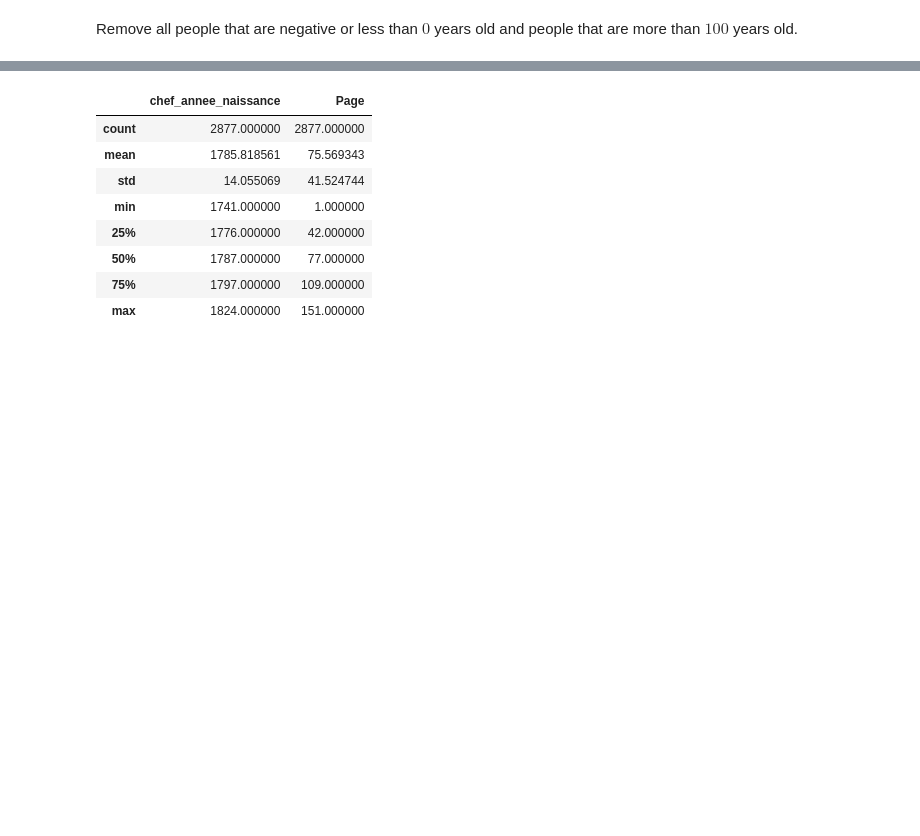
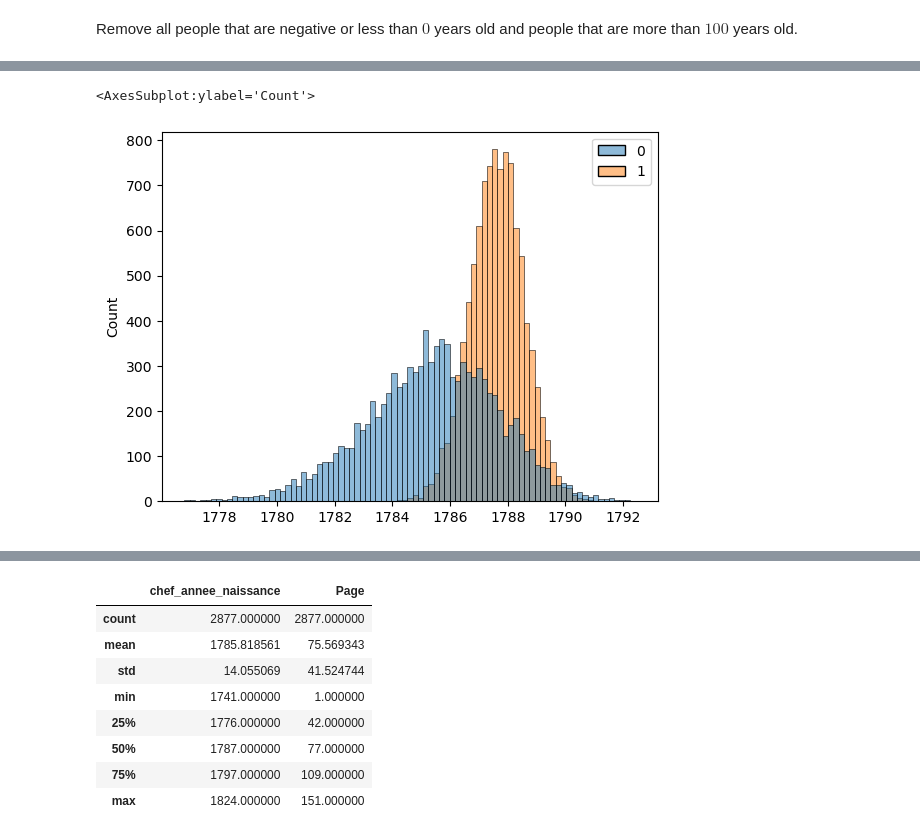
Before and after one commit to ozan-guven/HUM-450-Project, a Jupyter notebook: rec_1832.ipynb, the cells around one changed output, grey strips where cells are left out. Cells and saved outputs as stored; diff of their text form; code cells hidden in the pictures; blank space fills up the shorter version.

```diff
--- a/rec_1832.ipynb
+++ b/rec_1832.ipynb
@@ -162,0 +194,17 @@ Ratio of values that we keep 78.307022%, number of values that we keep is 2877.
+# %%
+# Bootstrap the mean of the chef_annee_naissance that have "administration" as chef_vocation_class with 10_000 samples
+means_administration = []
+for i in range(10_000):
+    sample = df_new[df_new.chef_vocation_class == "administration"].chef_annee_naissance.sample(frac=1, replace=True)
+    means_administration.append(sample.mean())
+
+# Bootstrap the mean of the chef_annee_naissance that have "construction" as chef_vocation_class with 10_000 samples
+means_construction = []
+for i in range(10_000):
+    sample = df_new[df_new.chef_vocation_class == "construction"].chef_annee_naissance.sample(frac=1, replace=True)
+    means_construction.append(sample.mean())
+# %%
+sns.histplot([means_administration, means_construction])
+# %% [output]
+<AxesSubplot:ylabel='Count'>
+[figure, added]
```
Also changed, not shown: parts of 24 cells of this notebook.
